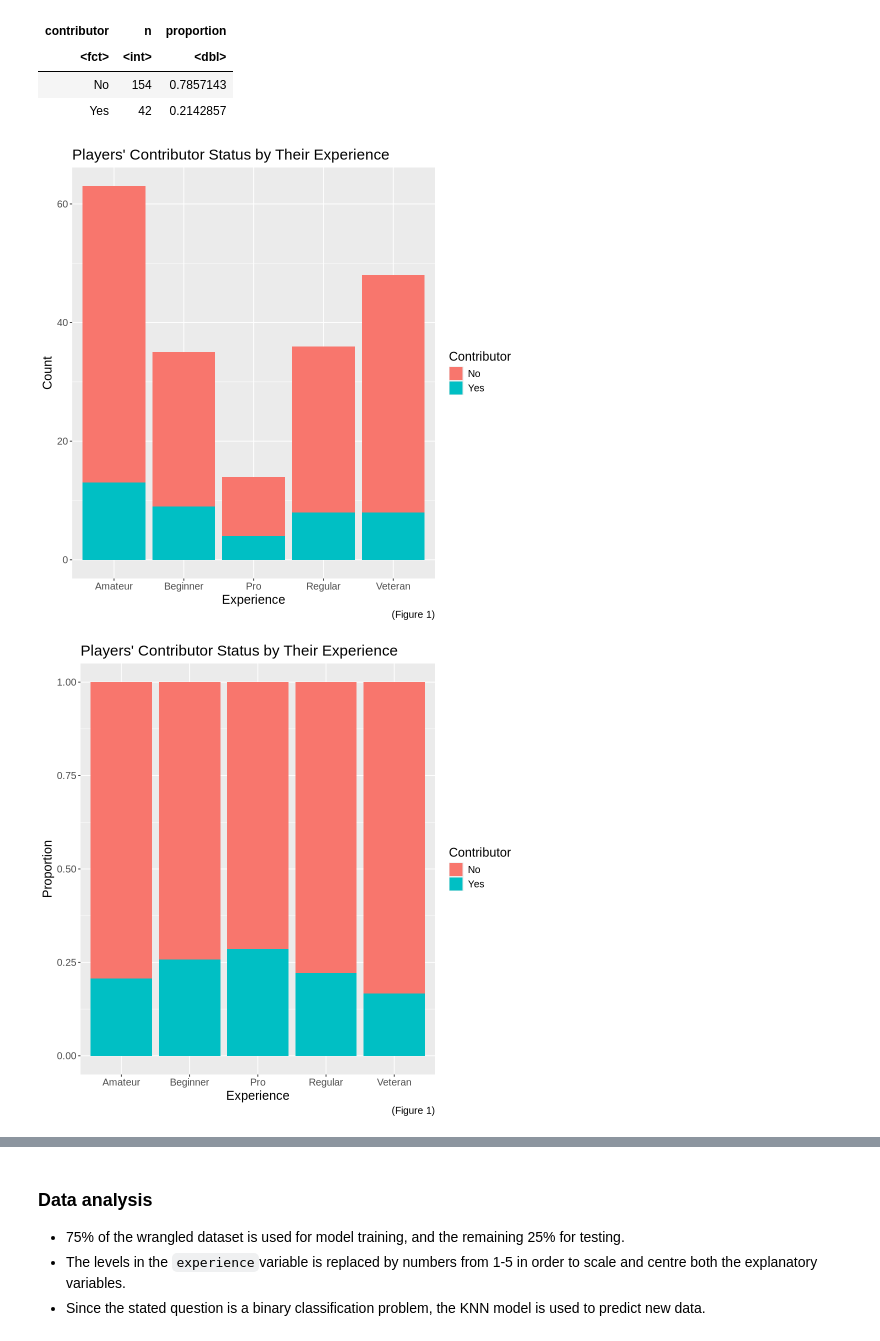
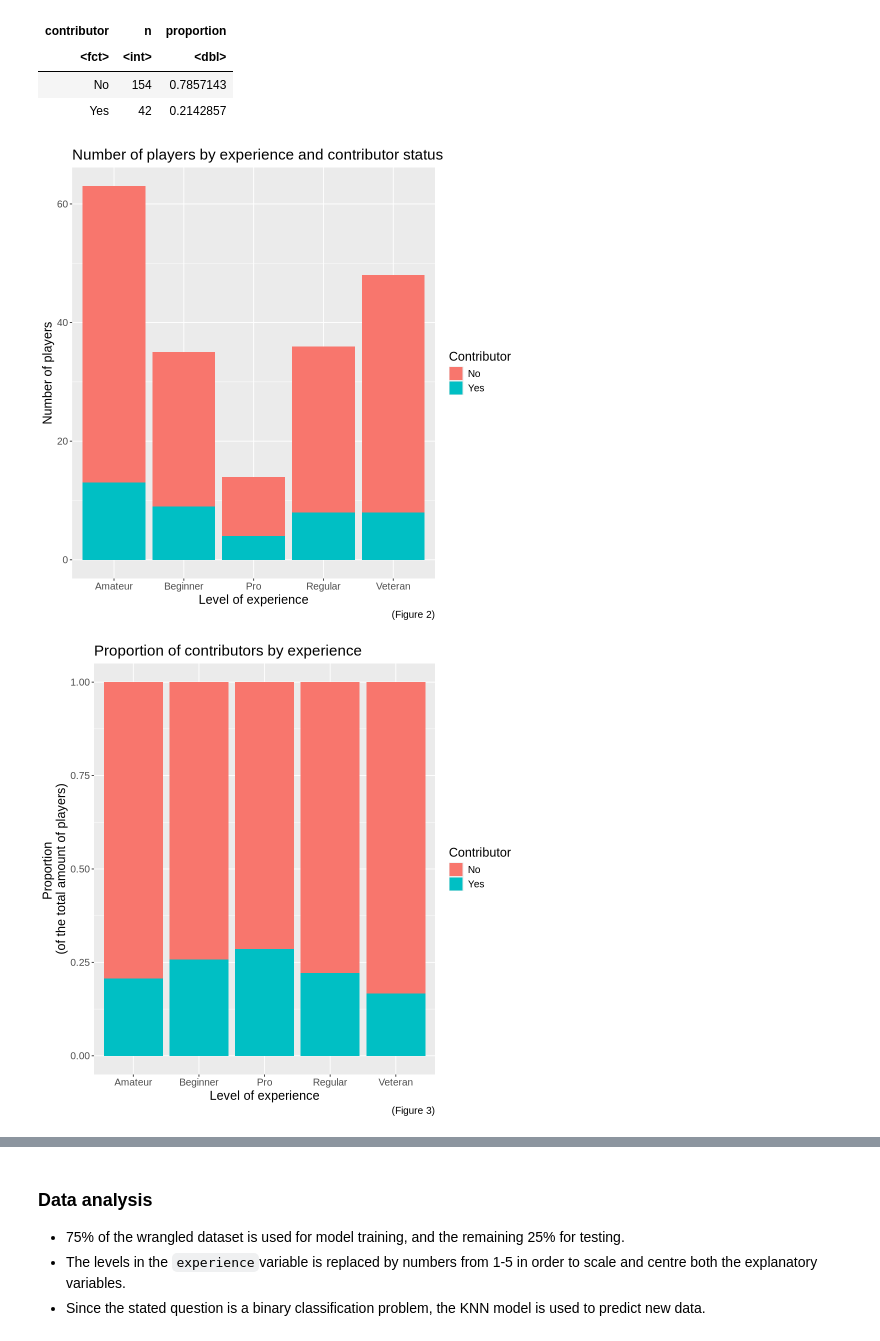
Before and after one commit to EmmaGjoen/data_science_group_project, a Jupyter notebook: project_final_report.ipynb, the cells around one changed output, grey strips where cells are left out. Saved outputs shown, nothing was run; the diff lists cells and outputs as text; code cells hidden in the pictures.

Commit message:
added figure numbers

```diff
--- a/project_final_report.ipynb
+++ b/project_final_report.ipynb
@@ -205,35 +205,36 @@ A tibble: 2 × 3
 experience_plot <- ggplot(wrangled_players_data, aes(x = experience, fill = factor(contributor))) +
                         geom_bar(position = "stack") +
                         labs(
-                            title = "Players' Contributor Status by Their Experience",
-                            x = "Experience",
-                            y = "Count",
+                            title = "Number of players by experience and contributor status",
+                            x = "Level of experience",
+                            y = "Number of players",
                             fill = "Contributor",
-                            caption = "(Figure 1)"
+                            caption = "(Figure 2)"
                             ) +
                         theme(text = element_text(size = 15))
 experience_plot
 
-experience_pplot <- ggplot(wrangled_players_data, aes(x = experience, fill = factor(contributor))) +
+experience_proportion_plot <- ggplot(wrangled_players_data, aes(x = experience, fill = factor(contributor))) +
                         geom_bar(position = "fill") +
                         labs(
-                            title = "Players' Contributor Status by Their Experience",
-                            x = "Experience",
-                            y = "Proportion",
+                            title = "Proportion of contributors by experience",
+                            x = "Level of experience",
+                            y = "Proportion \n(of the total amount of players)",
                             fill = "Contributor",
-                            caption = "(Figure 1)"
+                            caption = "(Figure 3)"
                             ) +
                         theme(text = element_text(size = 15))
-experience_pplot
+
+experience_proportion_plot
 
 gender_pplot <- ggplot(wrangled_players_data, aes(x = gender, fill = factor(contributor))) +
                    geom_bar(position = "fill") +
                     labs(
-                        title = "Proportion of Contributors by Gender",
+                        title = "Proportion of contributors by gender",
                         x = "Gender",
-                       y = "Proportion",
+                       y = "Proportion \n(of the total amount of players)",
                         fill = "Contributor",
-                       caption = ("Figure 2")
+                       caption = "(Figure 4)"
                    ) +
                    theme(text = element_text(size = 15),
                         axis.text.x = element_text(angle = 45, hjust = 1))
@@ -245,13 +246,14 @@ gender_pplot
 gender_plot <- ggplot(wrangled_players_data, aes(x = gender, fill = factor(contributor))) +
                     geom_bar(position = "stack") +
                     labs(
-                        title = "Players' Contributor Status by Their Gender",
+                        title = "Players' contributor status by gender",
                         x = "Gender",
-                        y = "Count",
+                        y = "Number of players",
                         fill = "Contributor",
-                        caption = "(Figure 2)"
+                        caption = "(Figure 5)"
                     ) +
-                    theme(text = element_text(size = 15))
+                    theme(text = element_text(size = 15),
+                        axis.text.x = element_text(angle = 45, hjust = 1))
 gender_plot
 
 ### DID THE PLOT WITH COUNT AND PROPORTION TO SEE ANY PATTERN
@@ -279,33 +281,33 @@ gender_plot
 #    ) +
 #    theme(text = element_text(size = 15))
 # age_pplot
 
 #Box plot to decipher players' contributor status based on their age
 age_plot <- ggplot(wrangled_players_data, aes(x = factor(contributor), y = age, fill = factor(contributor))) +
                 geom_boxplot(alpha = 0.7, outlier.size = 2, outlier.color = "red") +
                 geom_jitter(width = 0.2, size = 1.5, alpha = 0.6, color = "black") +
                 labs(
                     title = "Age Distribution of Players",
                     x = "Contributor",
                     y = "Age of the Player",
                     fill = "Contributor Status",
-                    caption = ("Figure 4")
+                    caption = "(Figure 6)"
                 ) +
                 theme(text = element_text(size = 15))
 age_plot
 
 ## need to remove it
 # ggplot(wrangled_players_data, aes(x = factor(contributor), fill = factor(contributor))) +
 #    geom_bar(position = "stack", alpha = 0.8) +
 #    facet_grid(gender ~ experience) +
 #    labs(
 #        title = "Contributors by Experience, Gender, and Status",
 #        x = "Contributor Status (0 = No, 1 = Yes)",
 #        y = "Count",
 #        fill = "Contributor Status",
 #        caption = ("Figure 5")
 #    ) +
 #    theme(text = element_text(size = 15))
 # %% [output]
-[figure, old version]
+[figure, new version]
-[figure, old version]
+[figure, new version]
```
Also changed, not shown: parts of 8 cells of this notebook.
